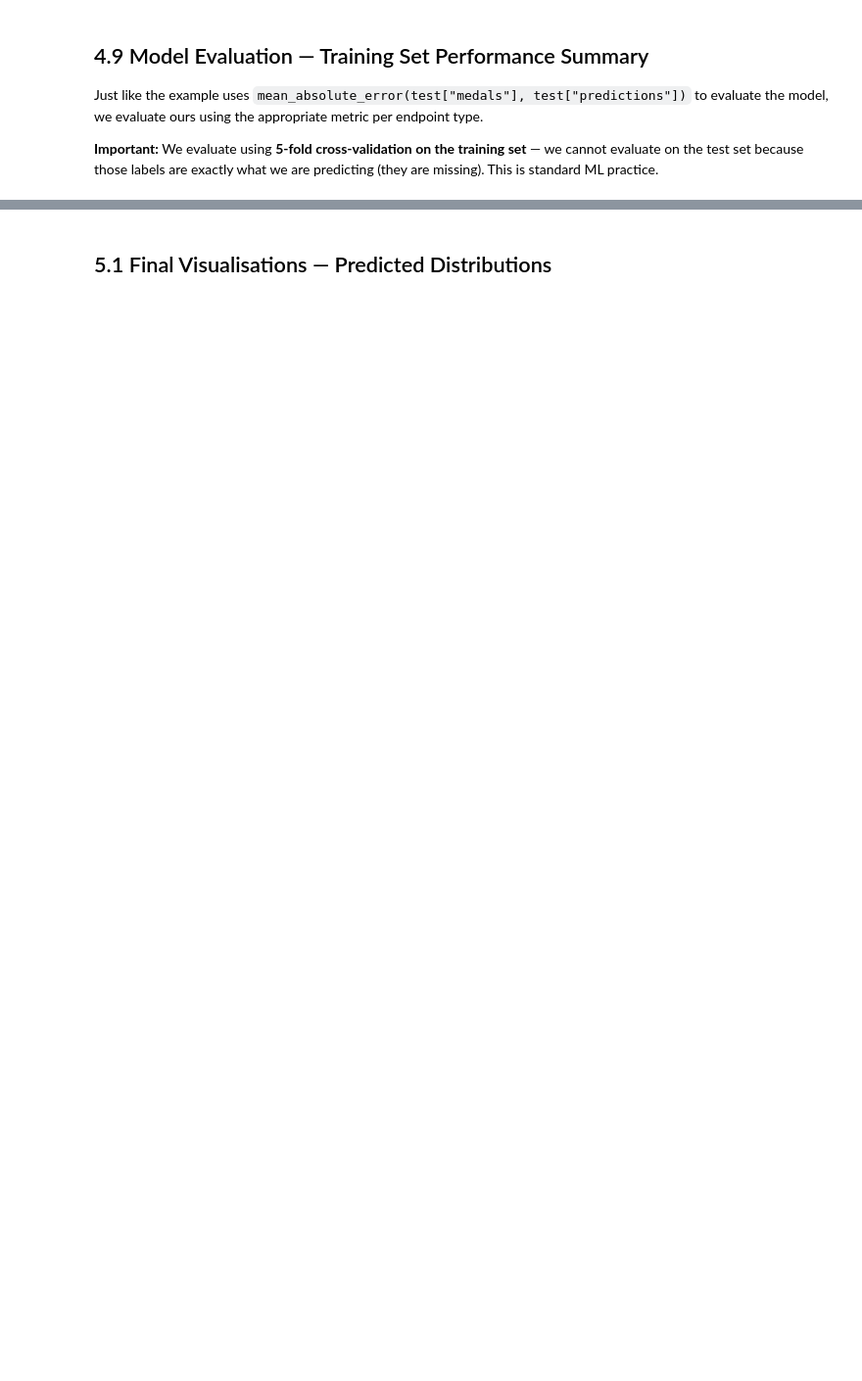
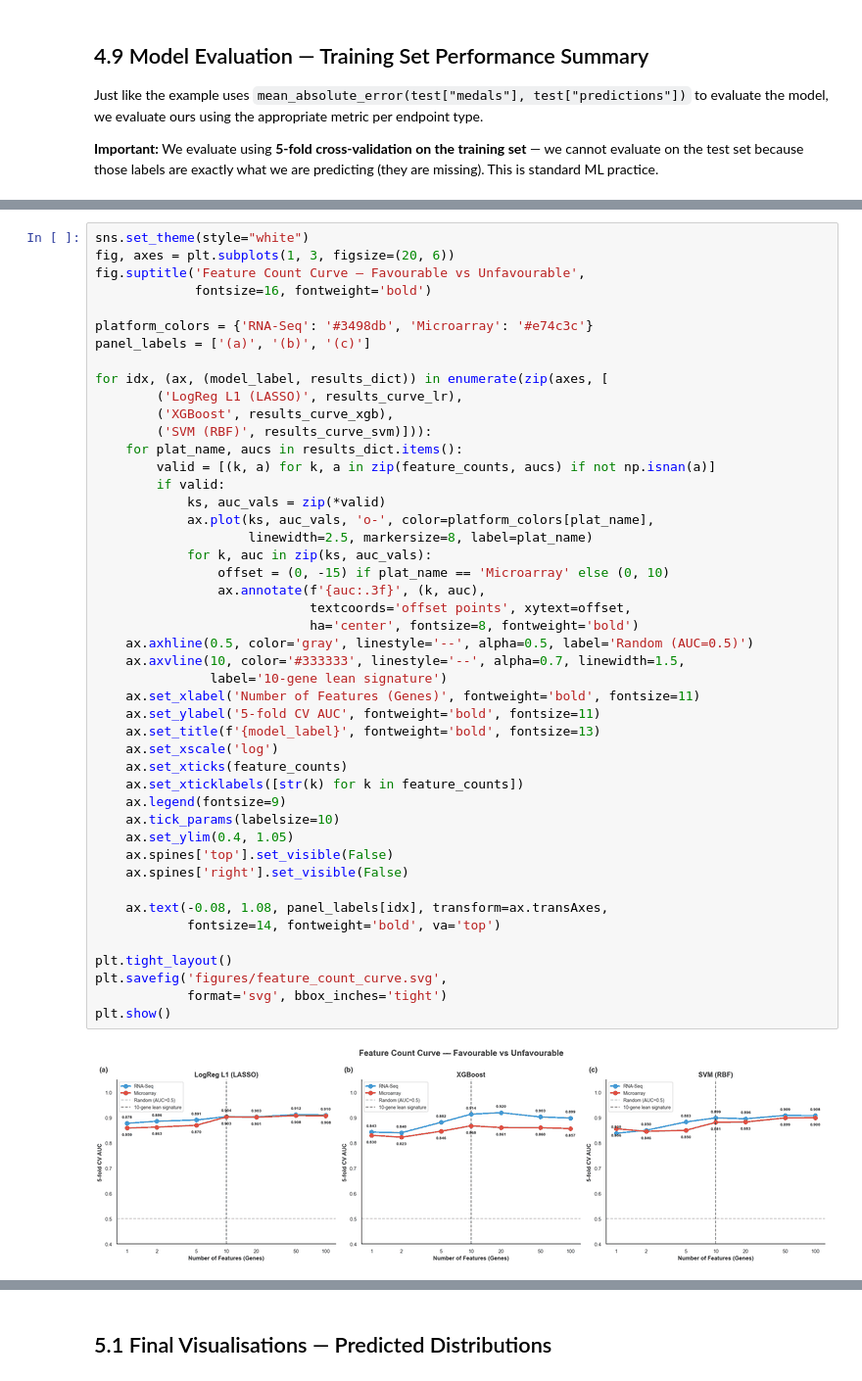
Before and after one commit to Rxb1073/neuroblastoma-outcome-prediction, a Jupyter notebook: neuroblastoma_analysis.ipynb, the cells around one changed output, grey strips where cells are left out. Shown at 98% size. Saved outputs shown, nothing was run; the diff lists cells and outputs as text; blank space fills up the shorter version.

```diff
--- a/neuroblastoma_analysis.ipynb
+++ b/neuroblastoma_analysis.ipynb
@@ -5179,0 +4598,48 @@ FINAL LEAN SIGNATURE TABLE
+# %%
+sns.set_theme(style="white")
+fig, axes = plt.subplots(1, 3, figsize=(20, 6))
+fig.suptitle('Feature Count Curve — Favourable vs Unfavourable',
+             fontsize=16, fontweight='bold')
+
+platform_colors = {'RNA-Seq': '#3498db', 'Microarray': '#e74c3c'}
+panel_labels = ['(a)', '(b)', '(c)']
+
+for idx, (ax, (model_label, results_dict)) in enumerate(zip(axes, [
+        ('LogReg L1 (LASSO)', results_curve_lr),
+        ('XGBoost', results_curve_xgb),
+        ('SVM (RBF)', results_curve_svm)])):
+    for plat_name, aucs in results_dict.items():
+        valid = [(k, a) for k, a in zip(feature_counts, aucs) if not np.isnan(a)]
+        if valid:
+            ks, auc_vals = zip(*valid)
+            ax.plot(ks, auc_vals, 'o-', color=platform_colors[plat_name],
+                    linewidth=2.5, markersize=8, label=plat_name)
+            for k, auc in zip(ks, auc_vals):
+                offset = (0, -15) if plat_name == 'Microarray' else (0, 10)
+                ax.annotate(f'{auc:.3f}', (k, auc),
+                            textcoords='offset points', xytext=offset,
+                            ha='center', fontsize=8, fontweight='bold')
+    ax.axhline(0.5, color='gray', linestyle='--', alpha=0.5, label='Random (AUC=0.5)')
+    ax.axvline(10, color='#333333', linestyle='--', alpha=0.7, linewidth=1.5,
+               label='10-gene lean signature')
+    ax.set_xlabel('Number of Features (Genes)', fontweight='bold', fontsize=11)
+    ax.set_ylabel('5-fold CV AUC', fontweight='bold', fontsize=11)
+    ax.set_title(f'{model_label}', fontweight='bold', fontsize=13)
+    ax.set_xscale('log')
+    ax.set_xticks(feature_counts)
+    ax.set_xticklabels([str(k) for k in feature_counts])
+    ax.legend(fontsize=9)
+    ax.tick_params(labelsize=10)
+    ax.set_ylim(0.4, 1.05)
+    ax.spines['top'].set_visible(False)
+    ax.spines['right'].set_visible(False)
+
+    ax.text(-0.08, 1.08, panel_labels[idx], transform=ax.transAxes,
+            fontsize=14, fontweight='bold', va='top')
+
+plt.tight_layout()
+plt.savefig('figures/feature_count_curve.svg',
+            format='svg', bbox_inches='tight')
+plt.show()
+# %% [output]
+[figure, added]
```
Also changed, not shown: parts of 171 cells of this notebook.
